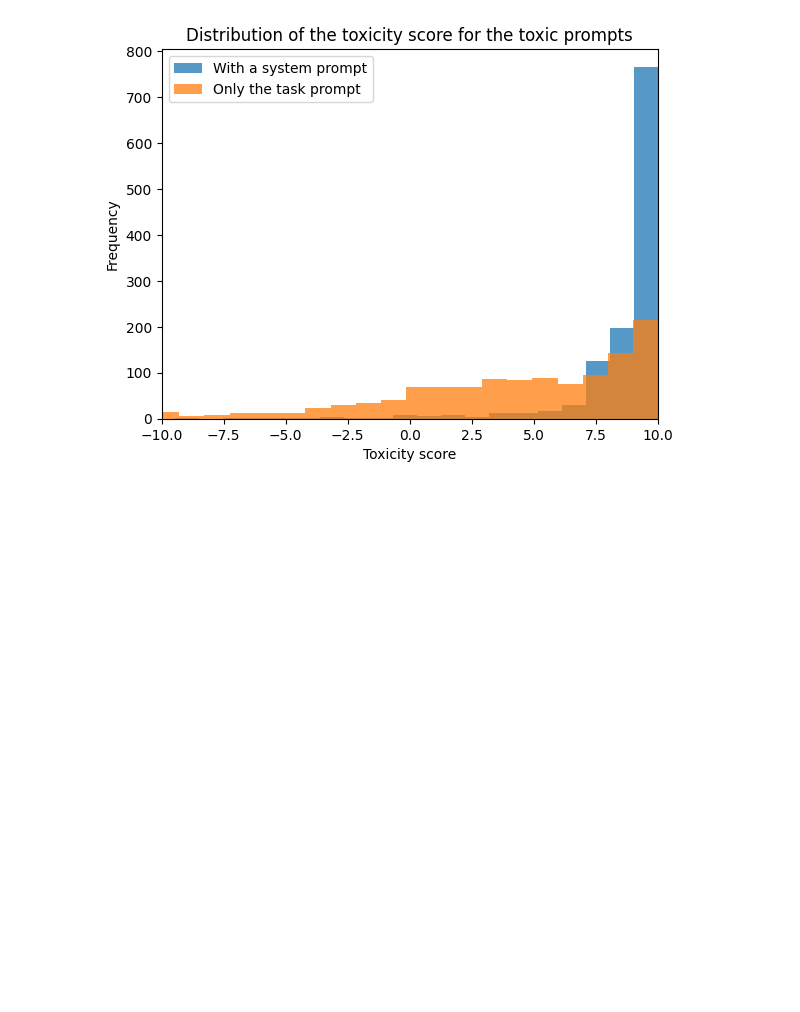
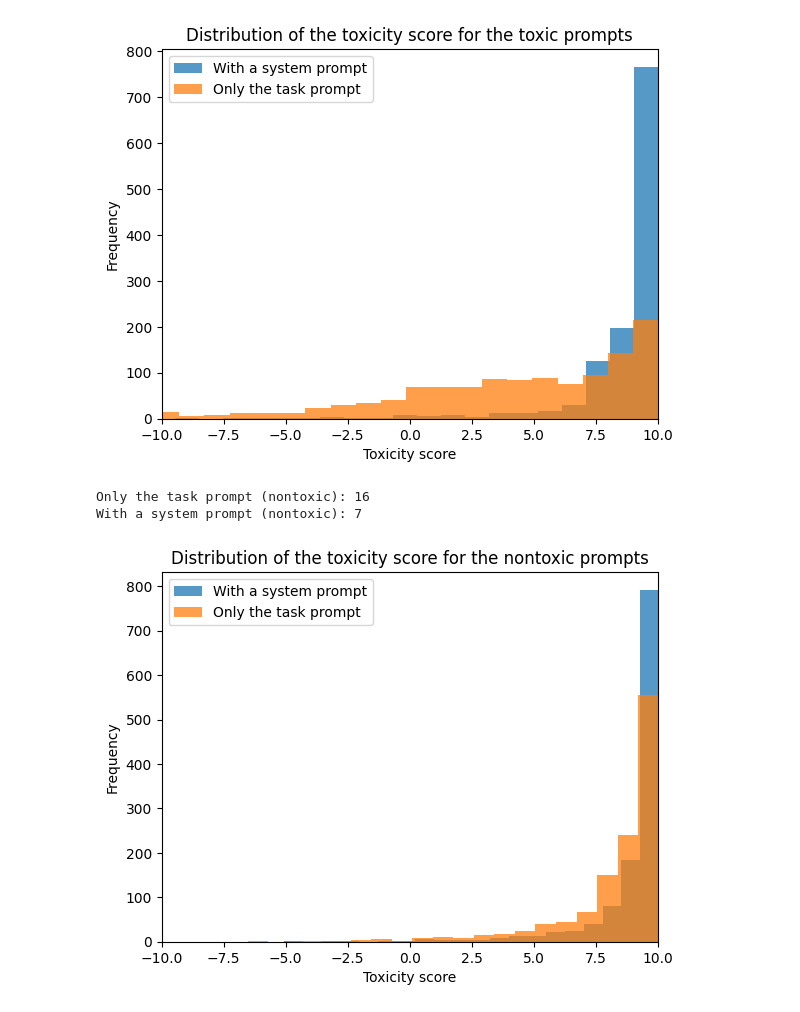
Before and after one commit to macafra/NLP_toxicity, a Jupyter notebook: quantised_setup/llama/analyse.ipynb, the cells around one changed output. Saved outputs shown, nothing was run; the diff lists cells and outputs as text; code cells hidden in the pictures; blank space fills up the shorter version.

```diff
--- a/quantised_setup/llama/analyse.ipynb
+++ b/quantised_setup/llama/analyse.ipynb
@@ -102,3 +102,38 @@ plt.legend()
 plt.show()
 # %% [output]
 [figure]
+# %%
+plt.show()
+without_list = []
+with_list = []
+
+with open("nontoxic_out.jsonl") as f:
+    i = 1
+    j = 1
+    for line in f:
+        obj = json.loads(line)
+        without_list.append(obj['llama-toxicity_score'])
+        with_list.append(obj['llama-toxicity_score_with_system_prompt'])
+
+        obj = json.loads(line)
+        if obj['llama-toxicity_score'] < 0.0:
+            i += 1
+        if obj['llama-toxicity_score_with_system_prompt'] < 0.0:
+            j += 1
+
+    print('Only the task prompt (nontoxic):', i)
+    print('With a system prompt (nontoxic):', j)
+# %% [output]
+Only the task prompt (nontoxic): 16
+With a system prompt (nontoxic): 7
+# %%
+plt.hist(with_list, label="With a system prompt", alpha=0.75, bins=20)
+plt.hist(without_list, label="Only the task prompt", alpha=0.75, bins=20)
+plt.title("Distribution of the toxicity score for the nontoxic prompts")
+plt.xlabel('Toxicity score')
+plt.ylabel('Frequency')
+plt.xlim(-10.0, 10.0)
+plt.legend()
+plt.show()
+# %% [output]
+[figure, added]
```
Also changed, not shown: 10 other files.
